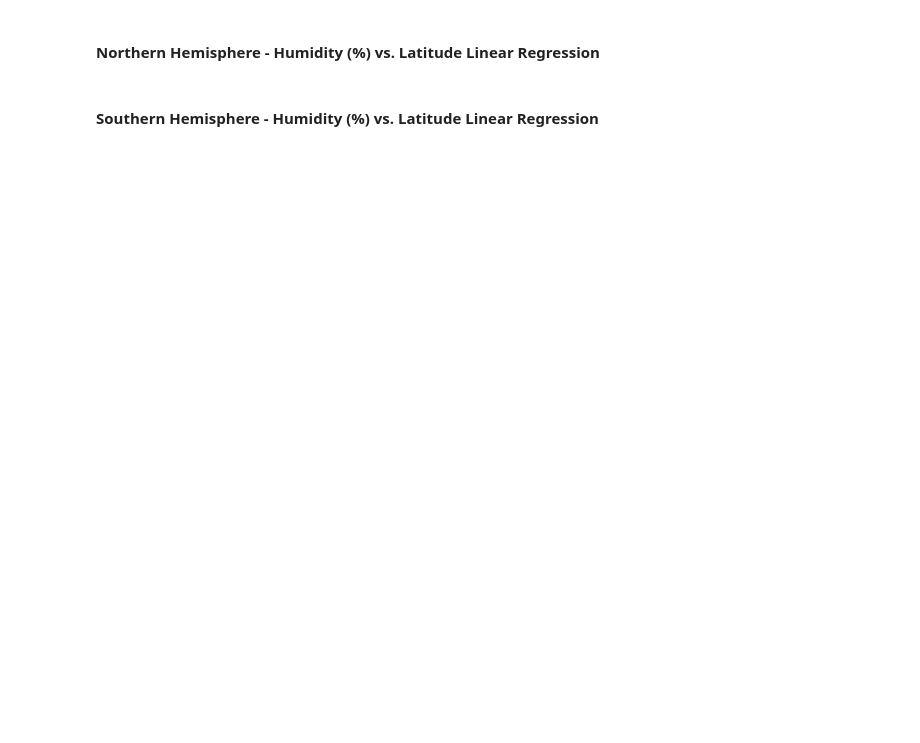
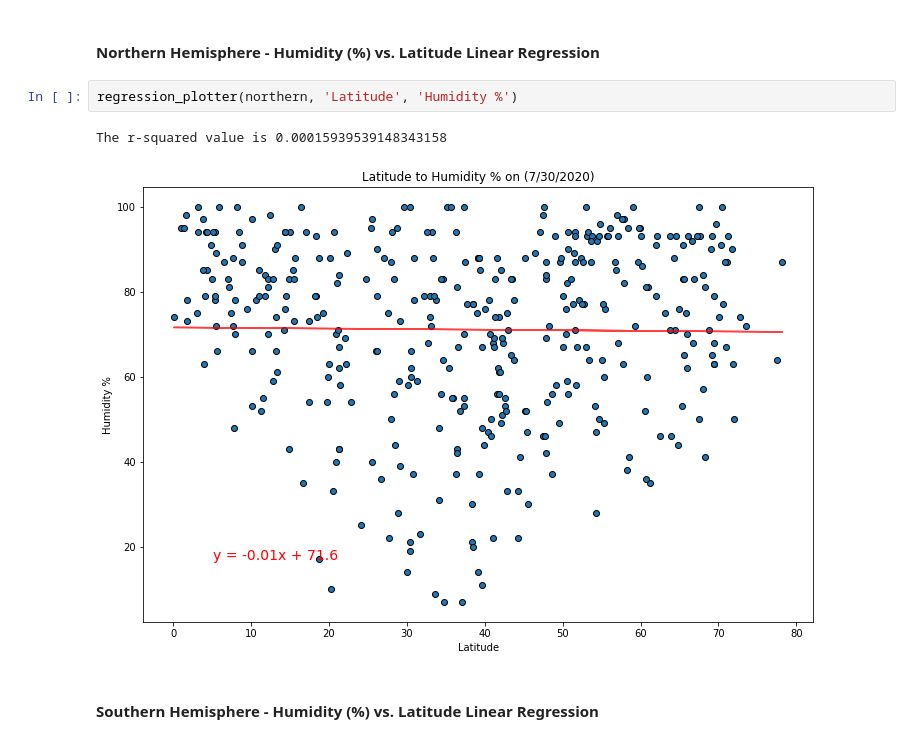
Before and after one commit to troypramsey/python-api-challenge, a Jupyter notebook: WeatherPy/WeatherPy.ipynb, the cells around one changed output. Saved outputs shown, nothing was run; the diff lists cells and outputs as text; blank space fills up the shorter version.

```diff
--- a/WeatherPy/WeatherPy.ipynb
+++ b/WeatherPy/WeatherPy.ipynb
@@ -169,4 +194,9 @@ scatter_builder('Latitude', 'Wind (mph)')
 # %% [markdown]
 ####  Northern Hemisphere - Humidity (%) vs. Latitude Linear Regression
+# %%
+regression_plotter(northern, 'Latitude', 'Humidity %')
+# %% [output]
+The r-squared value is 0.00015939539148343158
+[figure, added]
 # %% [markdown]
 ####  Southern Hemisphere - Humidity (%) vs. Latitude Linear Regression
```
Also changed, not shown: parts of 32 cells of this notebook, 1 other file.
